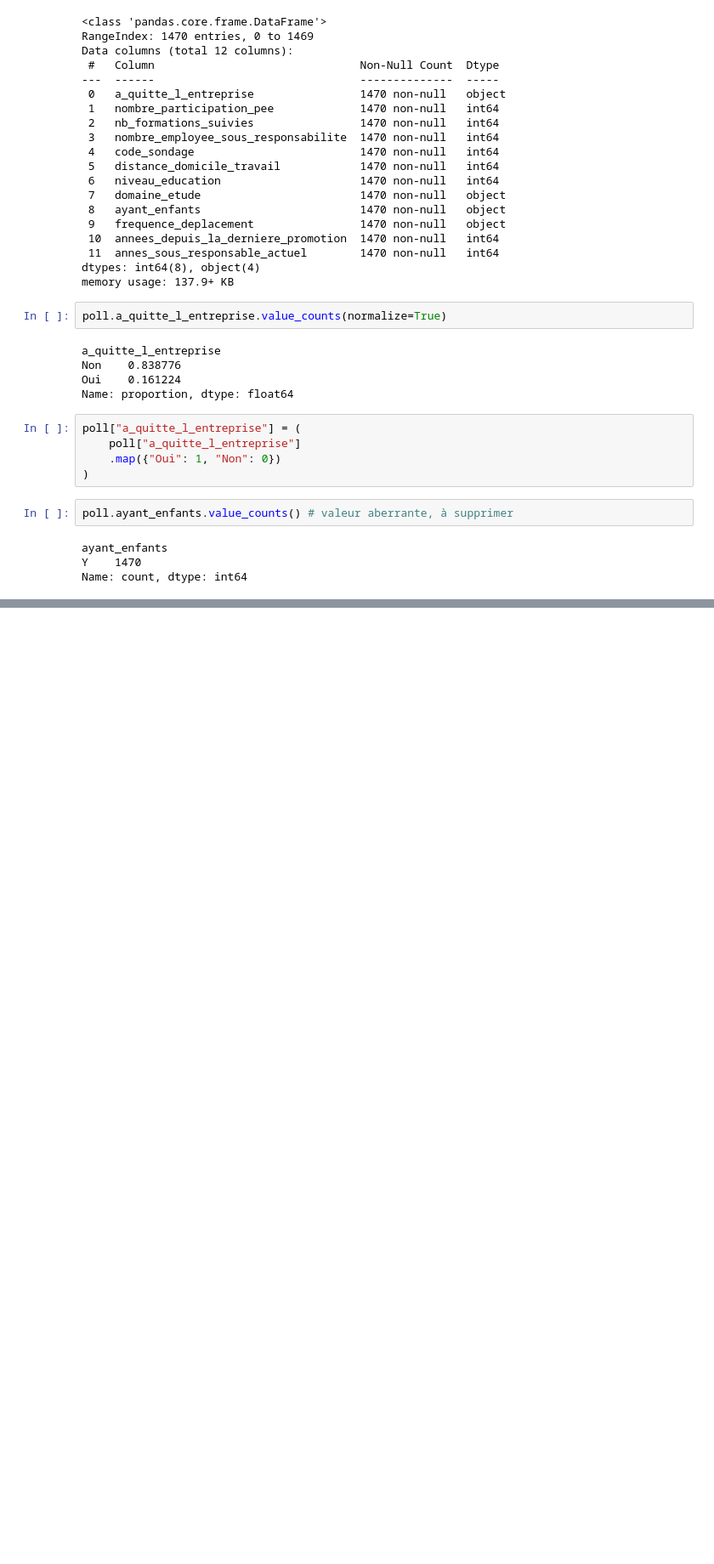
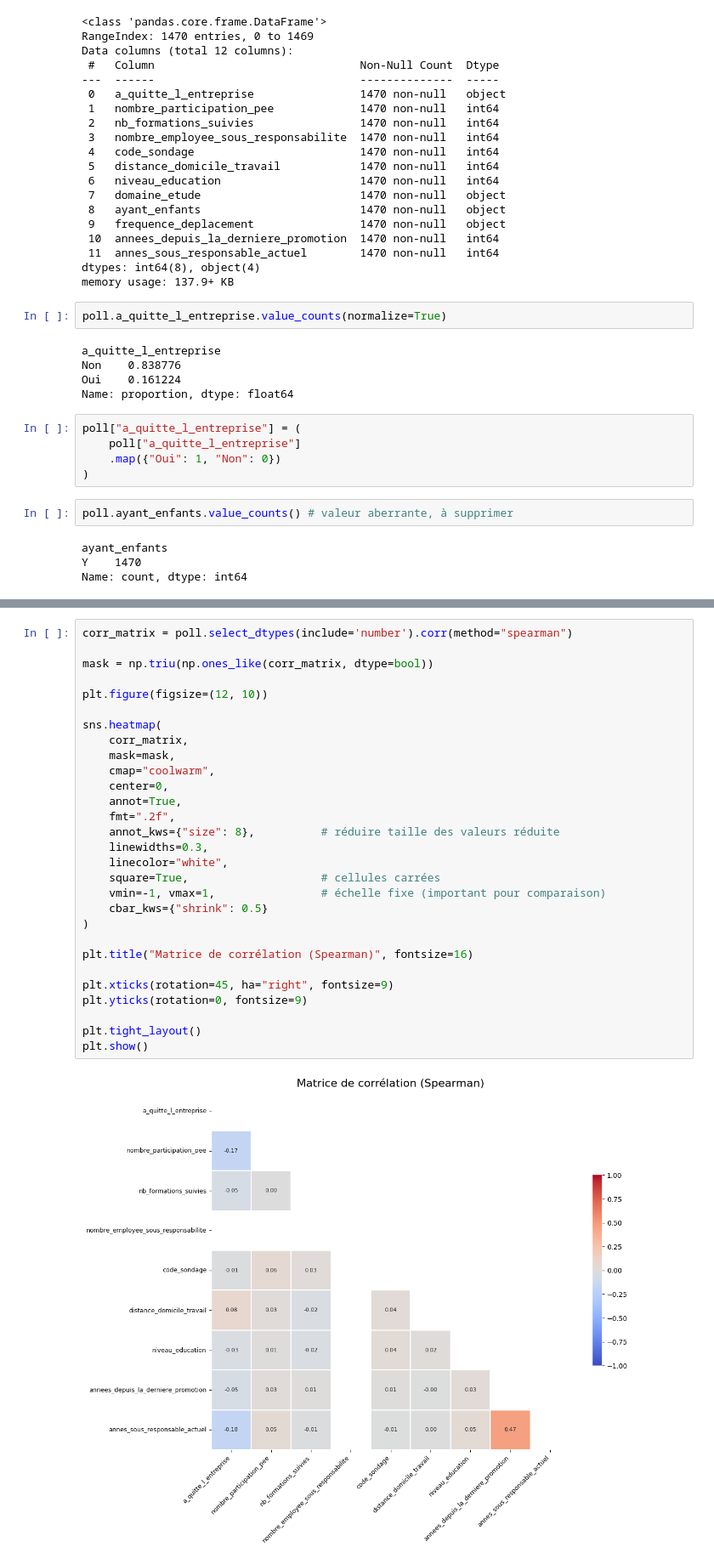
Before and after one commit to maximebarbier01/technova-attrition, a Jupyter notebook: notebook/01-EDA.ipynb, the cells around one changed output, grey strips where cells are left out. Shown at 85% size. Drawn from its saved outputs; the diff is of its cells as text; blank space fills up the shorter version.

```diff
--- a/notebook/01-EDA.ipynb
+++ b/notebook/01-EDA.ipynb
@@ -959,0 +1093,31 @@ Name: count, dtype: int64
+# %%
+corr_matrix = poll.select_dtypes(include='number').corr(method="spearman")
+
+mask = np.triu(np.ones_like(corr_matrix, dtype=bool))
+
+plt.figure(figsize=(12, 10))
+
+sns.heatmap(
+    corr_matrix,
+    mask=mask,
+    cmap="coolwarm",
+    center=0,
+    annot=True,
+    fmt=".2f",
+    annot_kws={"size": 8},          # réduire taille des valeurs réduite
+    linewidths=0.3,
+    linecolor="white",
+    square=True,                    # cellules carrées
+    vmin=-1, vmax=1,                # échelle fixe (important pour comparaison)
+    cbar_kws={"shrink": 0.5}
+)
+
+plt.title("Matrice de corrélation (Spearman)", fontsize=16)
+
+plt.xticks(rotation=45, ha="right", fontsize=9)
+plt.yticks(rotation=0, fontsize=9)
+
+plt.tight_layout()
+plt.show()
+# %% [output]
+[figure, added]
```
Also changed, not shown: parts of 87 cells of this notebook, 1 other file.
